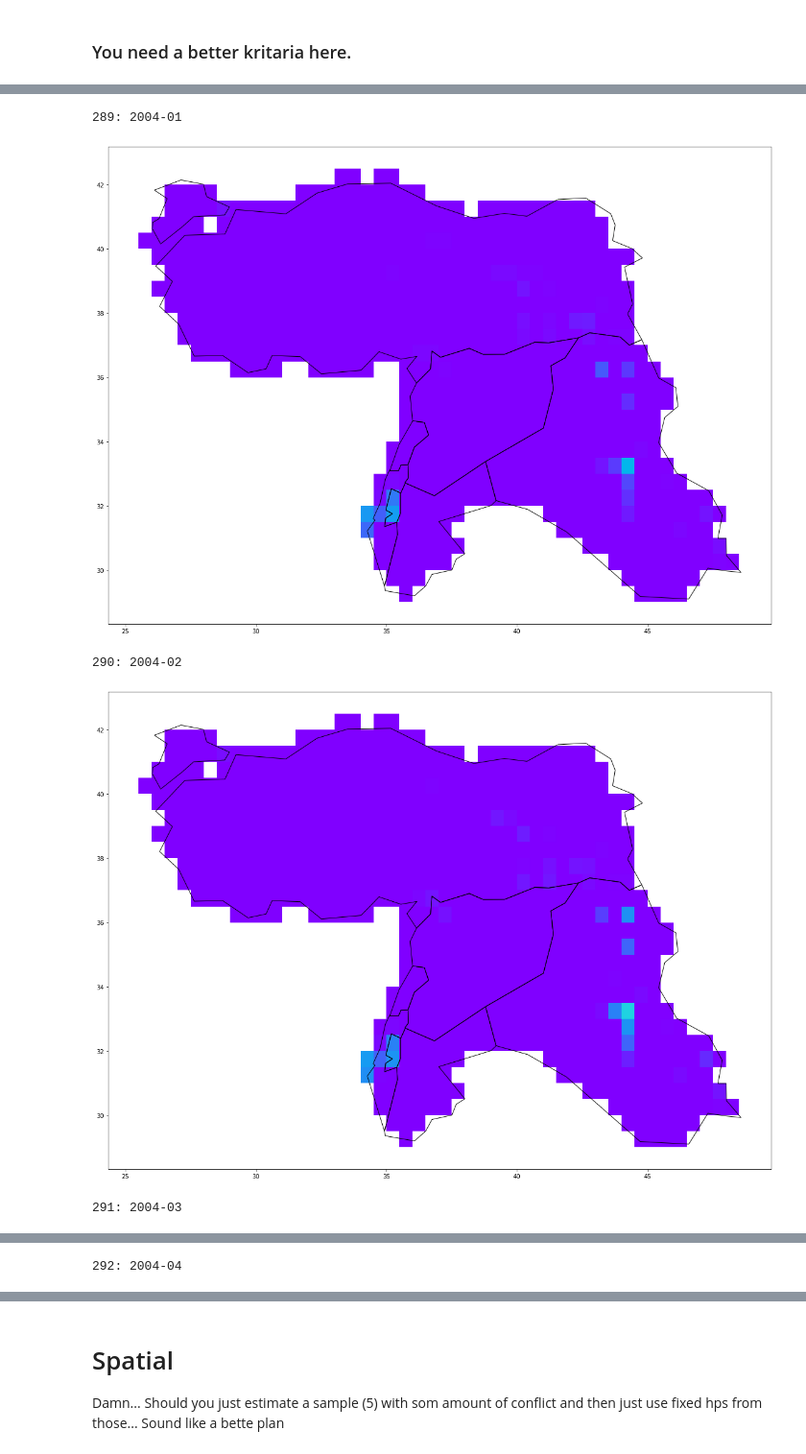
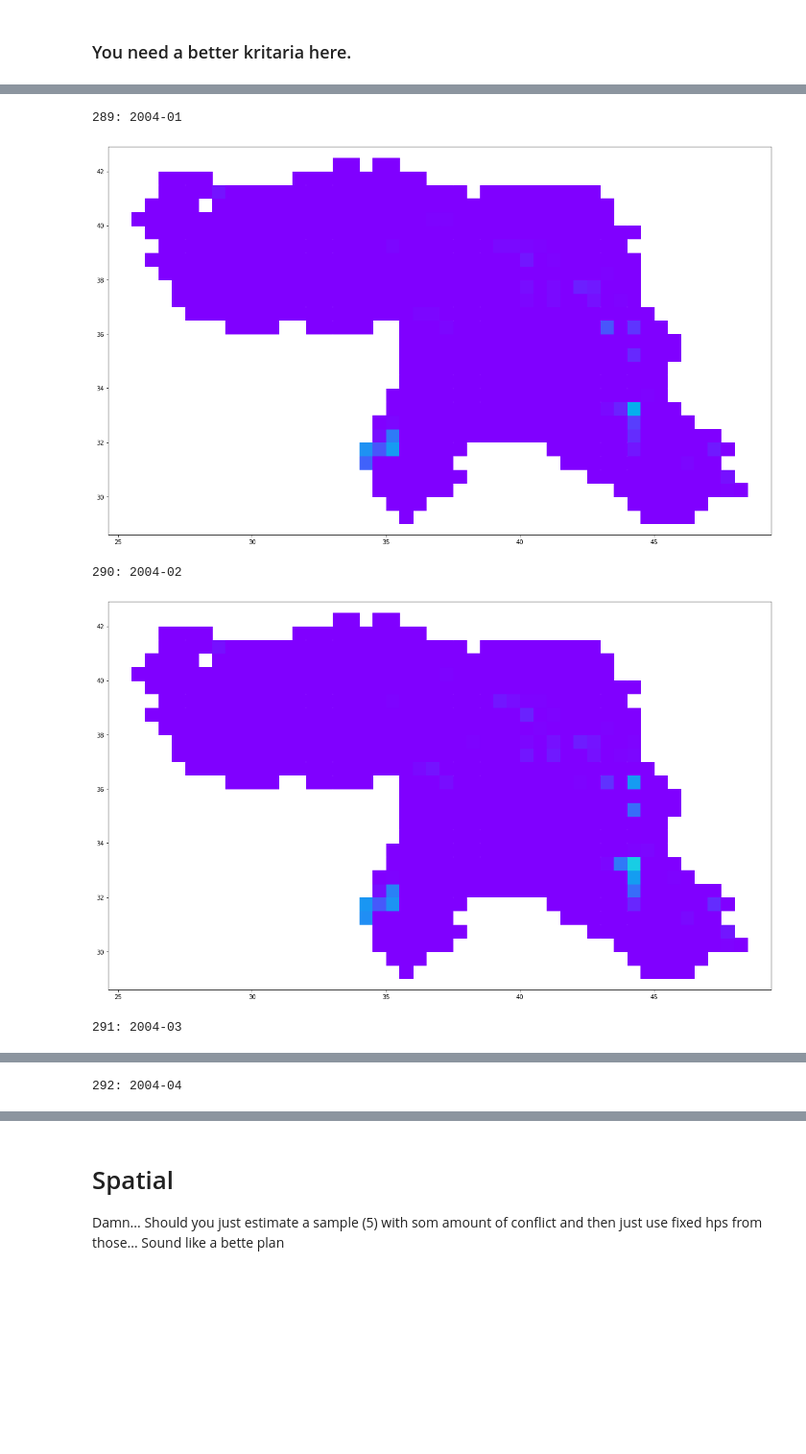
Before and after one commit to Polichinel/Detectron2, a Jupyter notebook: misc/estimating_exposure.ipynb, the cells around one changed output, grey strips where cells are left out. Shown at 96% size. Saved outputs shown, nothing was run; the diff lists cells and outputs as text; code cells hidden in the pictures; blank space fills up the shorter version.

```diff
--- a/misc/estimating_exposure.ipynb
+++ b/misc/estimating_exposure.ipynb
@@ -46,9 +35,18 @@ def get_cshapes():
 # %%
 def get_sub_df():
 
-    data_dir = '/home/simon/Documents/Bodies/data/OD_dataframes_compiled/'
+    # data_dir = '/home/simon/Documents/Bodies/data/OD_dataframes_compiled/'
+    # with open(f'{data_dir}g_df_ucdp_prio.pkl', 'rb') as file:
+    #     df = pickle.load(file)
 
-    with open(f'{data_dir}g_df_ucdp_prio.pkl', 'rb') as file:
+
+    # data_dir = '/home/simon/Documents/Bodies/data/PRIO/'
+    # with open(f'{data_dir}prio_ucdp_full.pkl', 'rb') as file:
+    #     df = pickle.load(file)
+
+    data_dir = '/home/simon/Documents/Bodies/data/PRIO'
+
+    with open(f'{data_dir}/prio_ucdp_full.pkl', 'rb') as file:
         df = pickle.load(file)
 
     cshapes = get_cshapes()
@@ -94,6 +130,7 @@ print(df.groupby('gid').count()['month_id'].unique()) # every gid should have 36
 # %%
 def esstimate_kernel(df_sub):
 
+    # Kriteria log_best > 6
     test_gids = df_sub.loc[df_sub['log_best'] > 6, 'gid'].unique()
     n_timelines = test_gids.shape[0]
 
@@ -103,11 +140,11 @@ def esstimate_kernel(df_sub):
     df_test2 = df_sub[mask].copy()
     df_test2.sort_values(['month_id', 'gid'], inplace = True) # this make reshape work
 
-    y = np.array(df_test2['log_best']).reshape(-1, n_timelines)
-    x = np.array(df_test2[['month_id']]).reshape(-1, n_timelines)
+    Y = np.array(df_test2['log_best']).reshape(-1, n_timelines)
+    X = np.array(df_test2[['month_id']]).reshape(-1, n_timelines)
 
     # GP
-    noise_std = y.std()
+    noise_std = Y.std()
 
     kernel_short = ConstantKernel() * Matern(length_scale=4.0, length_scale_bounds=(1, 32.0), nu=1.5) # nu = 1.5 gives v = 3/2 so matern32
     kernel_long = ConstantKernel() * RBF(length_scale=20.0, length_scale_bounds=(32, 320))
@@ -116,7 +153,7 @@ def esstimate_kernel(df_sub):
 
     gaussian_process = GaussianProcessRegressor(kernel=kernel, n_restarts_optimizer=9)
 
-    gaussian_process.fit(x, y)
+    gaussian_process.fit(X, Y)
     gaussian_process.kernel_
 
     return gaussian_process.kernel_
@@ -174,25 +213,28 @@ plt.show()
 # %%
-world = gpd.read_file(gpd.datasets.get_path('naturalearth_lowres'))
-country_mask_world = ['Israel', 'Palestine', 'Jordan', 'Iraq', 'Syria', 'Turkey', 'Lebanon']
-sub_world = world[world['name'].isin(country_mask_world)].copy()
+#world = gpd.read_file(gpd.datasets.get_path('naturalearth_lowres'))
+#country_mask_world = ['Israel', 'Palestine', 'Jordan', 'Iraq', 'Syria', 'Turkey', 'Lebanon']
+#sub_world = world[world['name'].isin(country_mask_world)].copy()
 
 for i in sorted(df['month_id'].unique())[180:185]:
 
     print(f"{i}: {df[df['month_id'] == i]['year_months_start'].unique().item()}")
 
-    fig, ax = plt.subplots(figsize = (20,20))
+    plt.figure(figsize=[20,12])
+    #fig, ax = plt.subplots(figsize = (20,20))
 
-    ax.set_aspect('equal')
+    #ax.set_aspect('equal')
 
     #vmax = combined_df['log_best'].max()
     vmax = df.loc[:,'log_best'].max()
 
-    df[df['month_id'] == i].plot(ax = ax, column = 'tce', cmap = 'rainbow', vmin = 0, vmax = vmax)
-    sub_world.plot(facecolor='none', edgecolor='black', ax=ax)
+    plt.scatter(df[df['month_id'] == i]['xcoord'], df[df['month_id'] == i]['ycoord'], c = df[df['month_id'] == i]['tce'], cmap = 'rainbow', marker = 's', s = 500,vmin = 0, vmax = vmax )
+
+    #df[df['month_id'] == i].plot(ax = ax, column = 'tce', cmap = 'rainbow', vmin = 0, vmax = vmax)
+    #sub_world.plot(facecolor='none', edgecolor='black', ax=ax)
     plt.show()
 # %% [output]
 289: 2004-01
-[figure, old version]
+[figure, new version]
 290: 2004-02
-[figure, old version]
+[figure, new version]
 291: 2004-03
```
Also changed, not shown: parts of 39 cells of this notebook.
